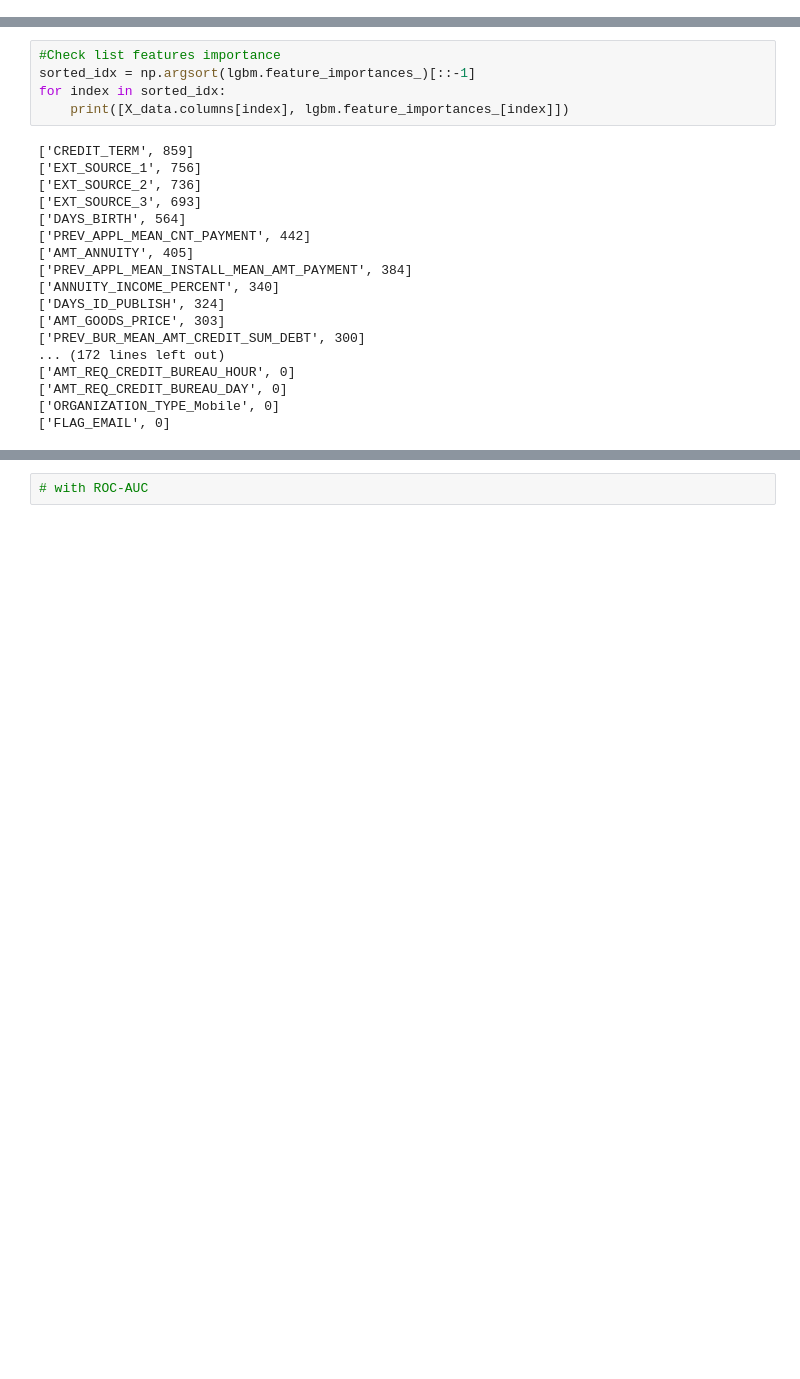
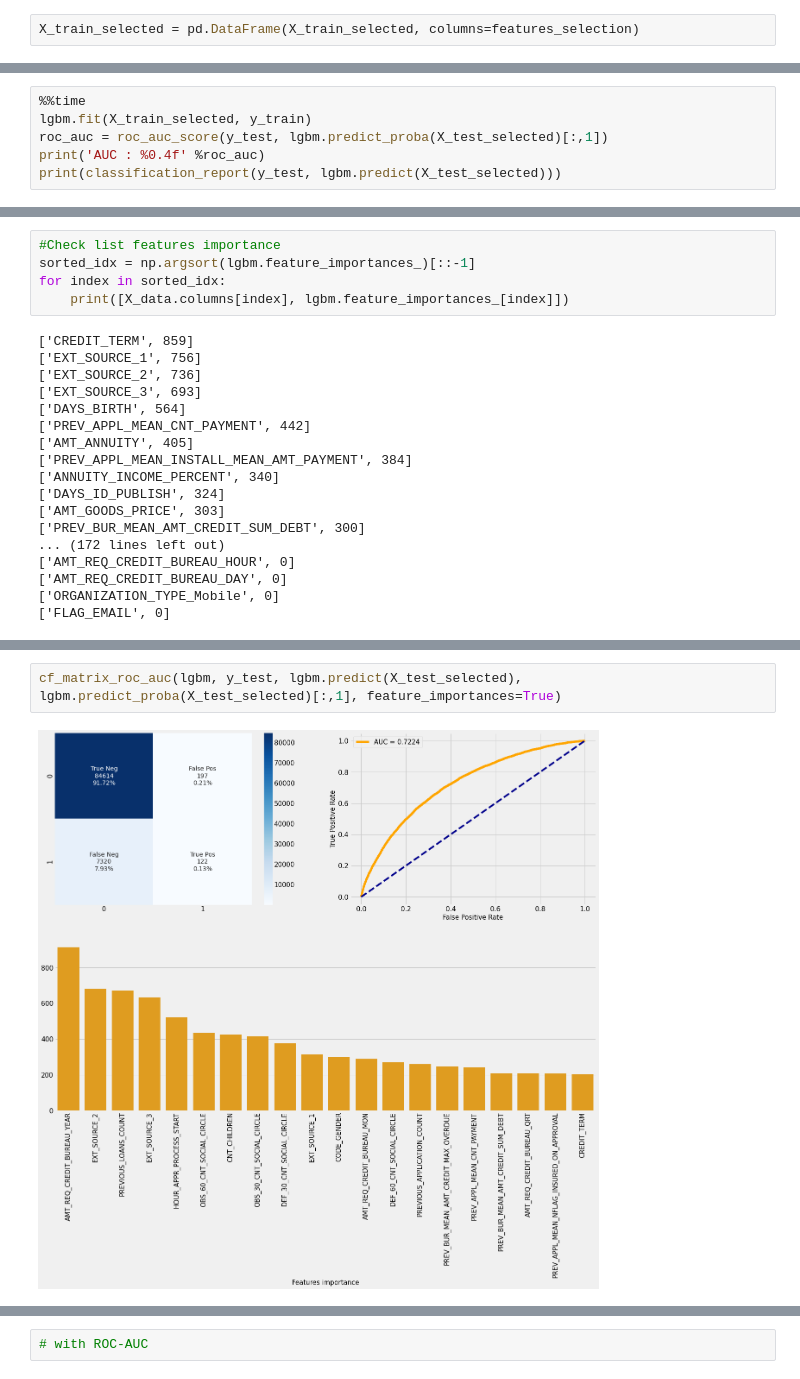
Before and after one commit to githubdana/P7_Project, a Jupyter notebook: P7_02_notebook_modeles.ipynb, the cells around one changed output, grey strips where cells are left out. Drawn from its saved outputs; the diff is of its cells as text; blank space fills up the shorter version.

```diff
--- a/P7_02_notebook_modeles.ipynb
+++ b/P7_02_notebook_modeles.ipynb
@@ -669,0 +813,2 @@ base_models
+# %%
+X_train_selected = pd.DataFrame(X_train_selected, columns=features_selection)
@@ -860,0 +1090,6 @@ AUC : 0.771708
+# %%
+%%time
+lgbm.fit(X_train_selected, y_train)
+roc_auc = roc_auc_score(y_test, lgbm.predict_proba(X_test_selected)[:,1])
+print('AUC : %0.4f' %roc_auc)
+print(classification_report(y_test, lgbm.predict(X_test_selected)))
@@ -931,0 +1270,4 @@ for index in sorted_idx:
+# %%
+cf_matrix_roc_auc(lgbm, y_test, lgbm.predict(X_test_selected), lgbm.predict_proba(X_test_selected)[:,1], feature_importances=True)
+# %% [output]
+[figure, added]
```
Also changed, not shown: parts of 90 cells of this notebook.
